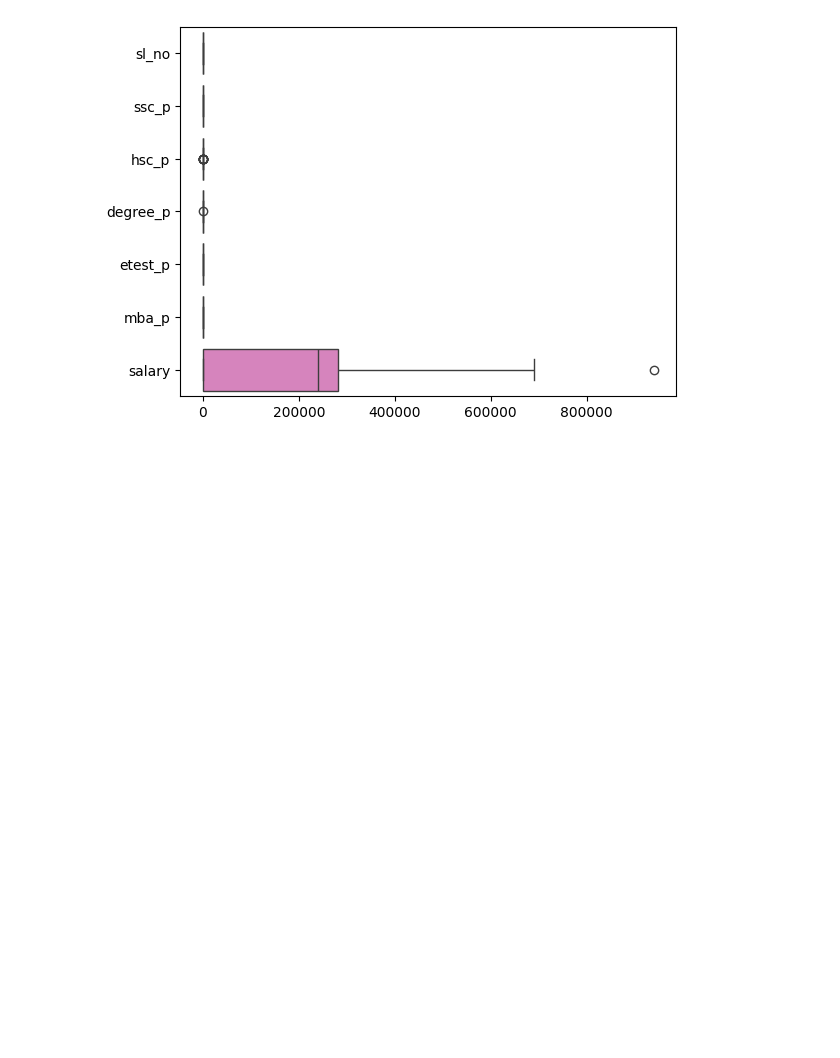
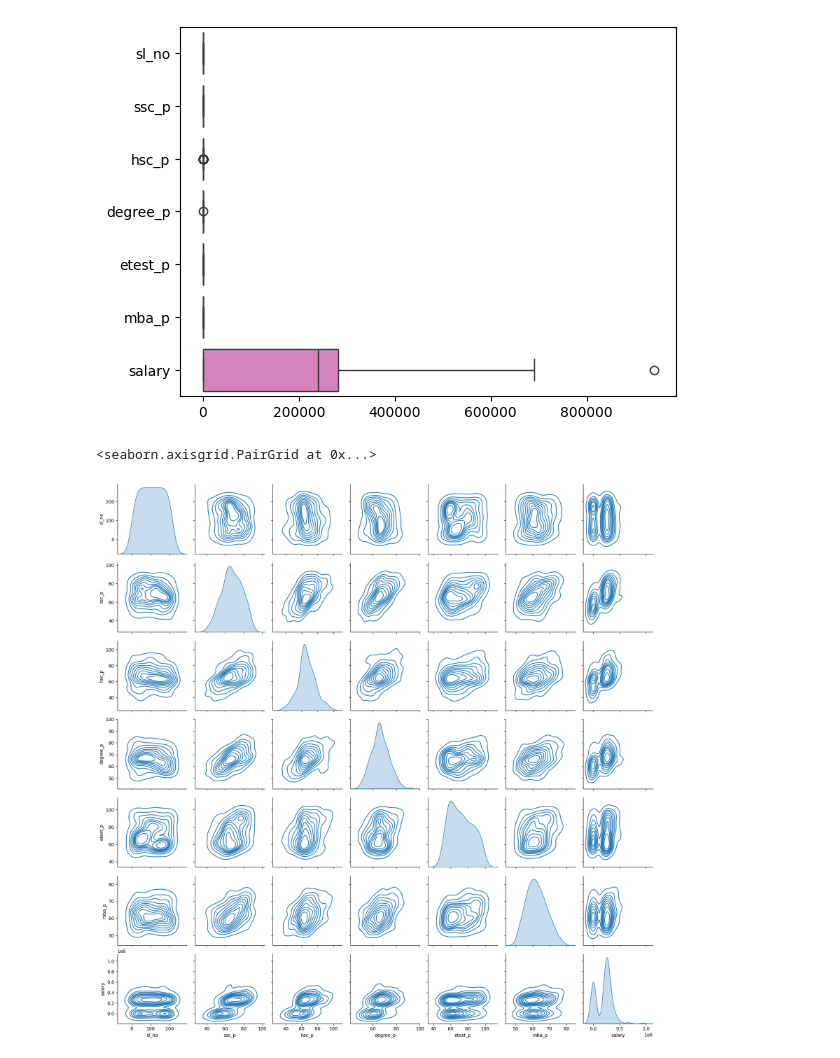
Before and after one commit to Muthumk123/DataScience-Week-5, a Jupyter notebook: Graph in datascience.ipynb, the cells around one changed output. Cells and saved outputs as stored; diff of their text form; code cells hidden in the pictures; blank space fills up the shorter version.

```diff
--- a/Graph in datascience.ipynb
+++ b/Graph in datascience.ipynb
@@ -142,3 +141,8 @@ sns.boxplot(data=df , orient='h')
 plt.show()
 # %% [output]
 [figure]
+# %%
+sns.pairplot(df, kind="kde")
+# %% [output]
+<seaborn.axisgrid.PairGrid at 0x...>
+[figure, added]
```
Also changed, not shown: parts of 17 cells of this notebook.
